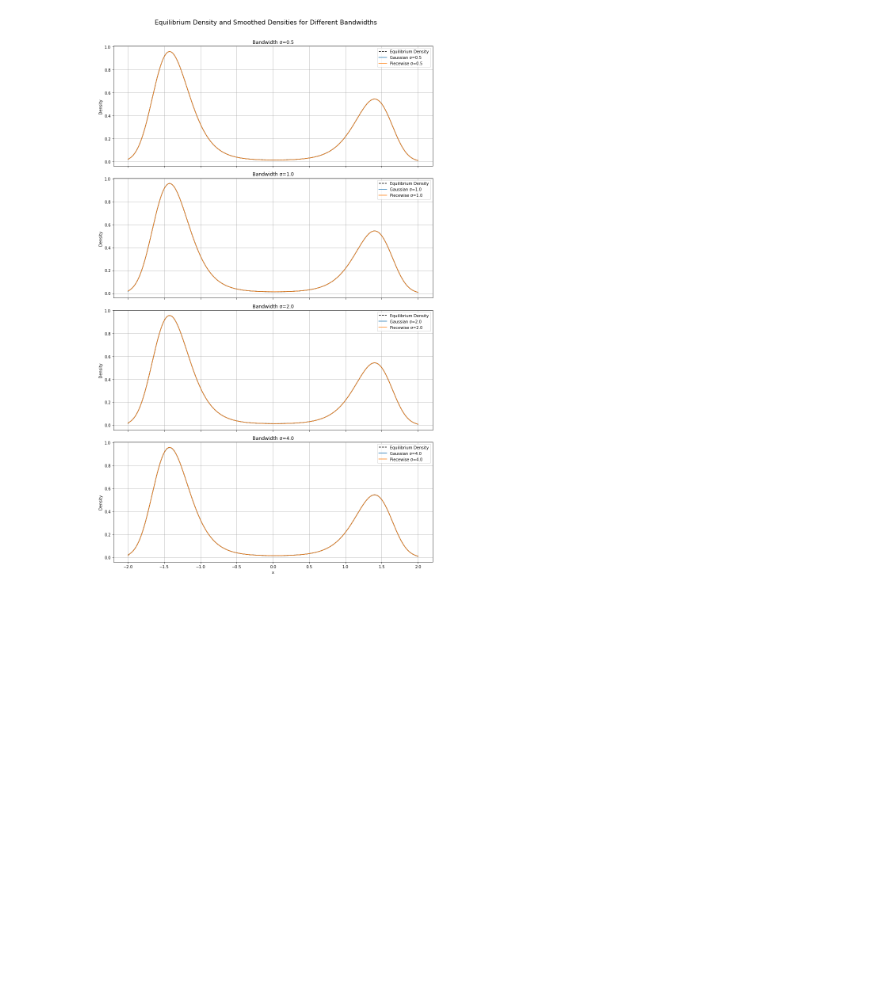
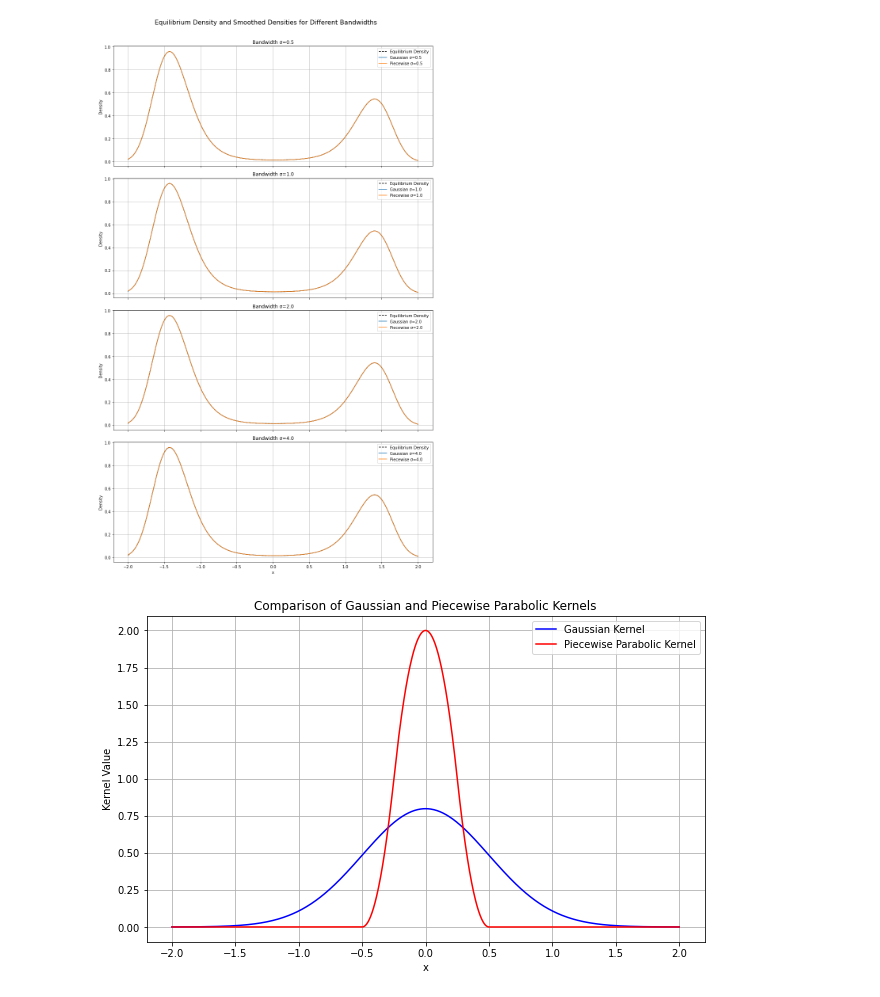
Before and after one commit to grarchana/bdld, a Jupyter notebook: trial/test2_1D_Gaussian_PiecewiseKernel.ipynb, the cells around one changed output. Cells and saved outputs as stored; diff of their text form; code cells hidden in the pictures; blank space fills up the shorter version.

```diff
--- a/trial/test2_1D_Gaussian_PiecewiseKernel.ipynb
+++ b/trial/test2_1D_Gaussian_PiecewiseKernel.ipynb
@@ -629,3 +644,42 @@ plt.tight_layout(rect=[0, 0, 1, 0.97])
 plt.show()
 # %% [output]
 [figure]
+# %%
+import numpy as np
+import matplotlib.pyplot as plt
+
+def gaussian_kernel(x, sigma):
+    return (1 / (np.sqrt(2 * np.pi) * sigma)) * np.exp(-0.5 * (x / sigma) ** 2)
+
+def piecewise_parabolic_kernel(x, sigma):
+    kernel_value = np.zeros_like(x)
+    sigma_half = 0.5 * sigma
+    for i, xi in enumerate(x):
+        if xi <= -sigma:
+            kernel_value[i] = 0
+        elif xi >= sigma:
+            kernel_value[i] = 0
+        elif xi <= -sigma_half:
+            kernel_value[i] = 2 * ((1 + xi / sigma) ** 2) / sigma
+        elif xi >= sigma_half:
+            kernel_value[i] = 2 * ((1 - xi / sigma) ** 2) / sigma
+        else:
+            kernel_value[i] = (1 - 2 * (xi / sigma) ** 2) / sigma
+    return kernel_value
+
+x = np.linspace(-2, 2, 1000)
+sigma = 0.5
+gaussian_vals = gaussian_kernel(x, sigma)
+parabolic_vals = piecewise_parabolic_kernel(x, sigma)
+
+plt.figure(figsize=(10, 6))
+plt.plot(x, gaussian_vals, label='Gaussian Kernel', color='blue')
+plt.plot(x, parabolic_vals, label='Piecewise Parabolic Kernel', color='red')
+plt.legend()
+plt.xlabel('x')
+plt.ylabel('Kernel Value')
+plt.title('Comparison of Gaussian and Piecewise Parabolic Kernels')
+plt.grid(True)
+plt.show()
+# %% [output]
+[figure, added]
```
Also changed, not shown: parts of 9 cells of this notebook, 22 other files.
